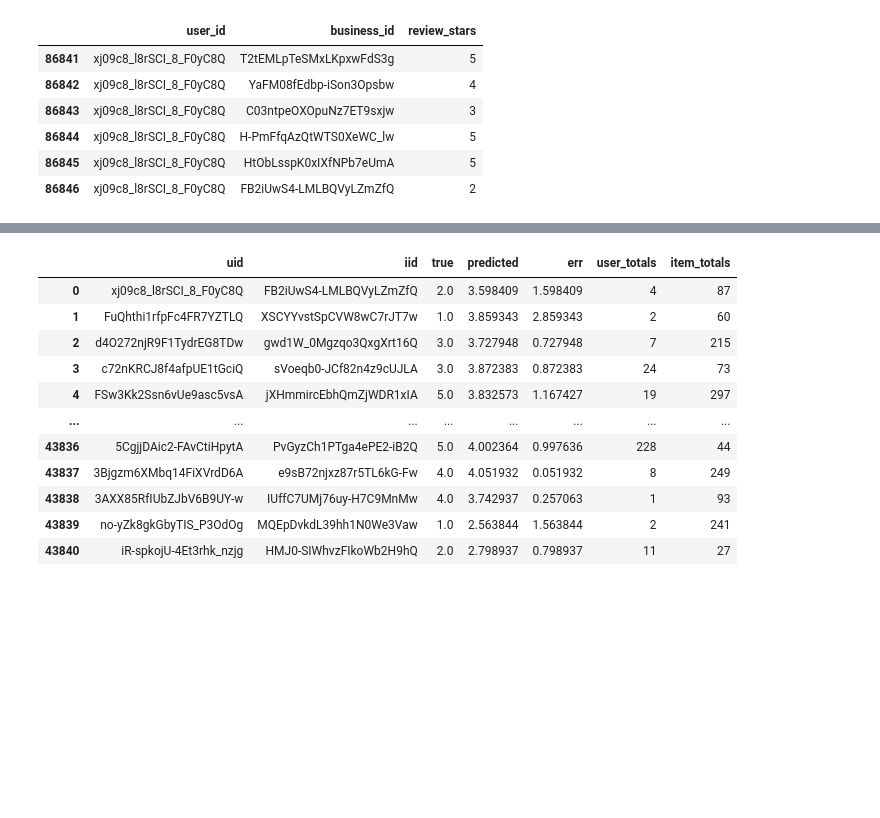
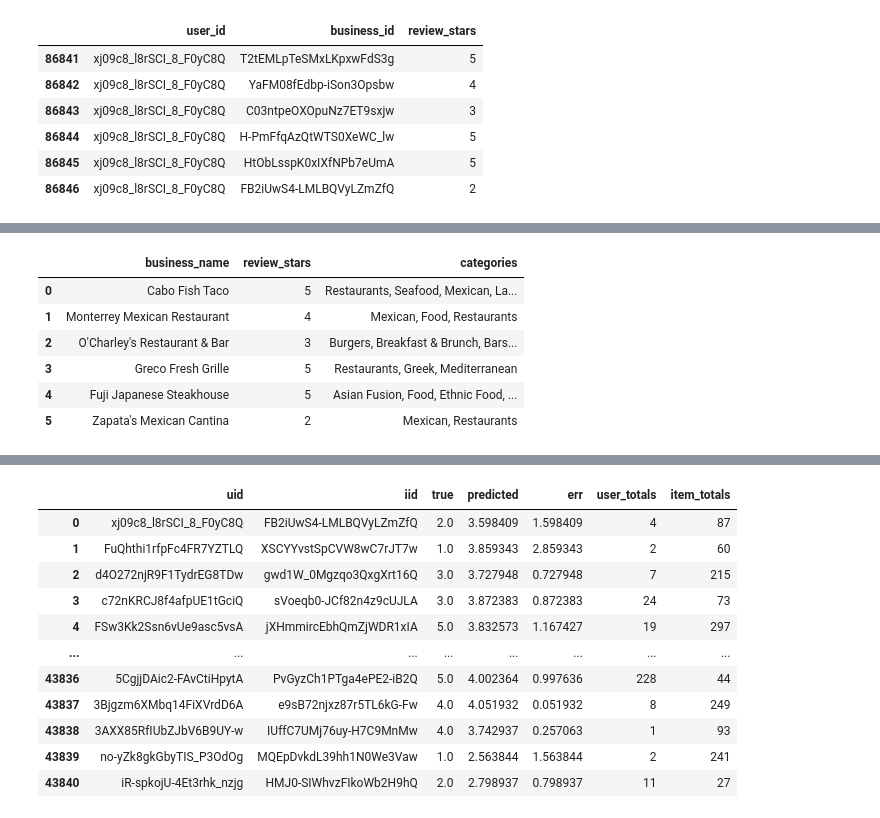
Before and after one commit to unclebrod/YelpRecommender, a Jupyter notebook: workbook.ipynb, the cells around one changed output, grey strips where cells are left out. Saved outputs shown, nothing was run; the diff lists cells and outputs as text; code cells hidden in the pictures; blank space fills up the shorter version.

```diff
--- a/workbook.ipynb
+++ b/workbook.ipynb
@@ -1615,0 +1618,10 @@ def find_and_compare(user_id, top_n):
+# %%
+actual_df
+# %% [output]
+|  | business_name | review_stars | categories |
+| 0 | Cabo Fish Taco | 5 | Restaurants, Seafood, Mexican, La... |
+| 1 | Monterrey Mexican Restaurant | 4 | Mexican, Food, Restaurants |
+| 2 | O'Charley's Restaurant & Bar | 3 | Burgers, Breakfast & Brunch, Bars... |
+| 3 | Greco Fresh Grille | 5 | Restaurants, Greek, Mediterranean |
+| 4 | Fuji Japanese Steakhouse | 5 | Asian Fusion, Food, Ethnic Food, ... |
+| 5 | Zapata's Mexican Cantina | 2 | Mexican, Restaurants |
```
Also changed, not shown: parts of 8 cells of this notebook.
